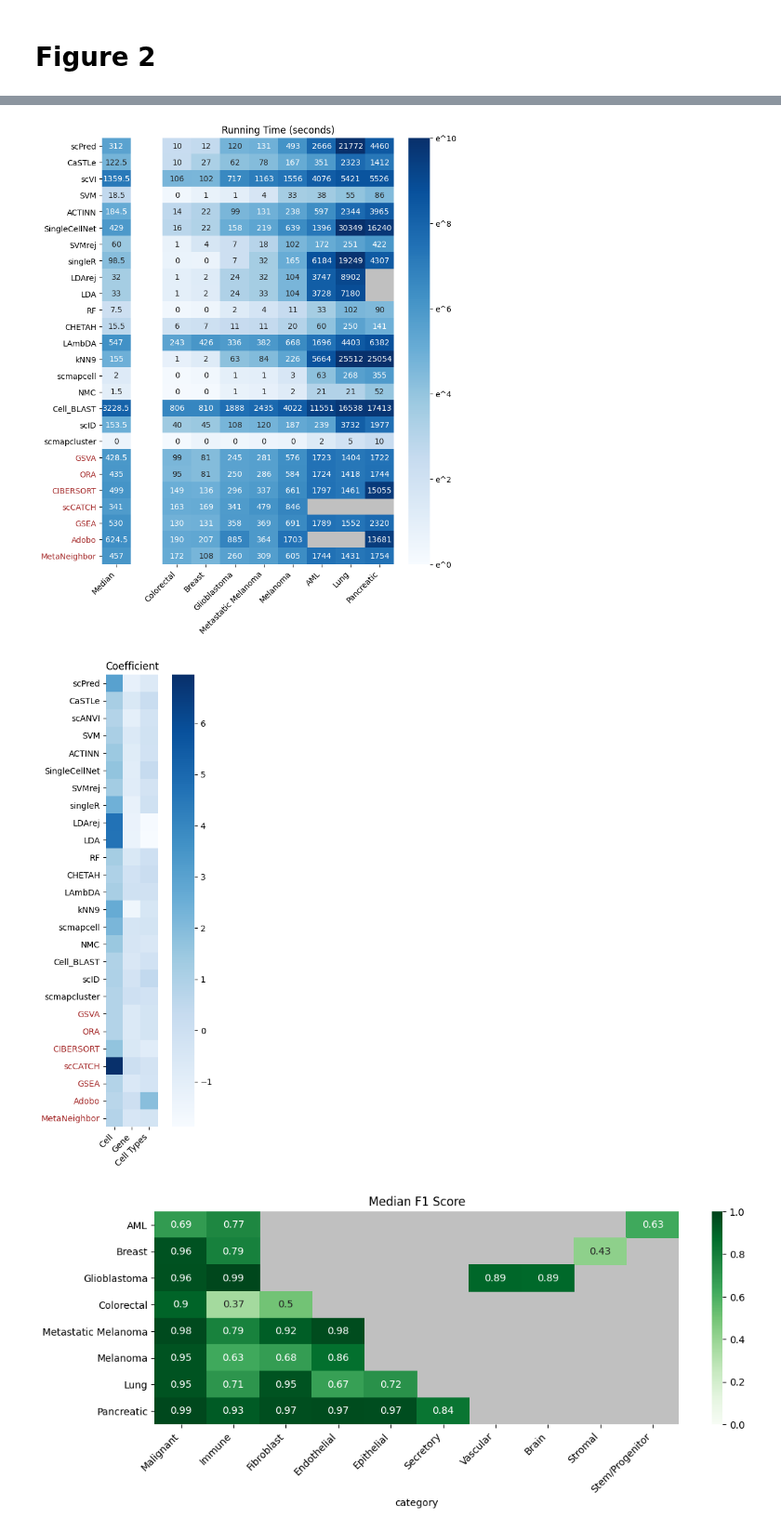
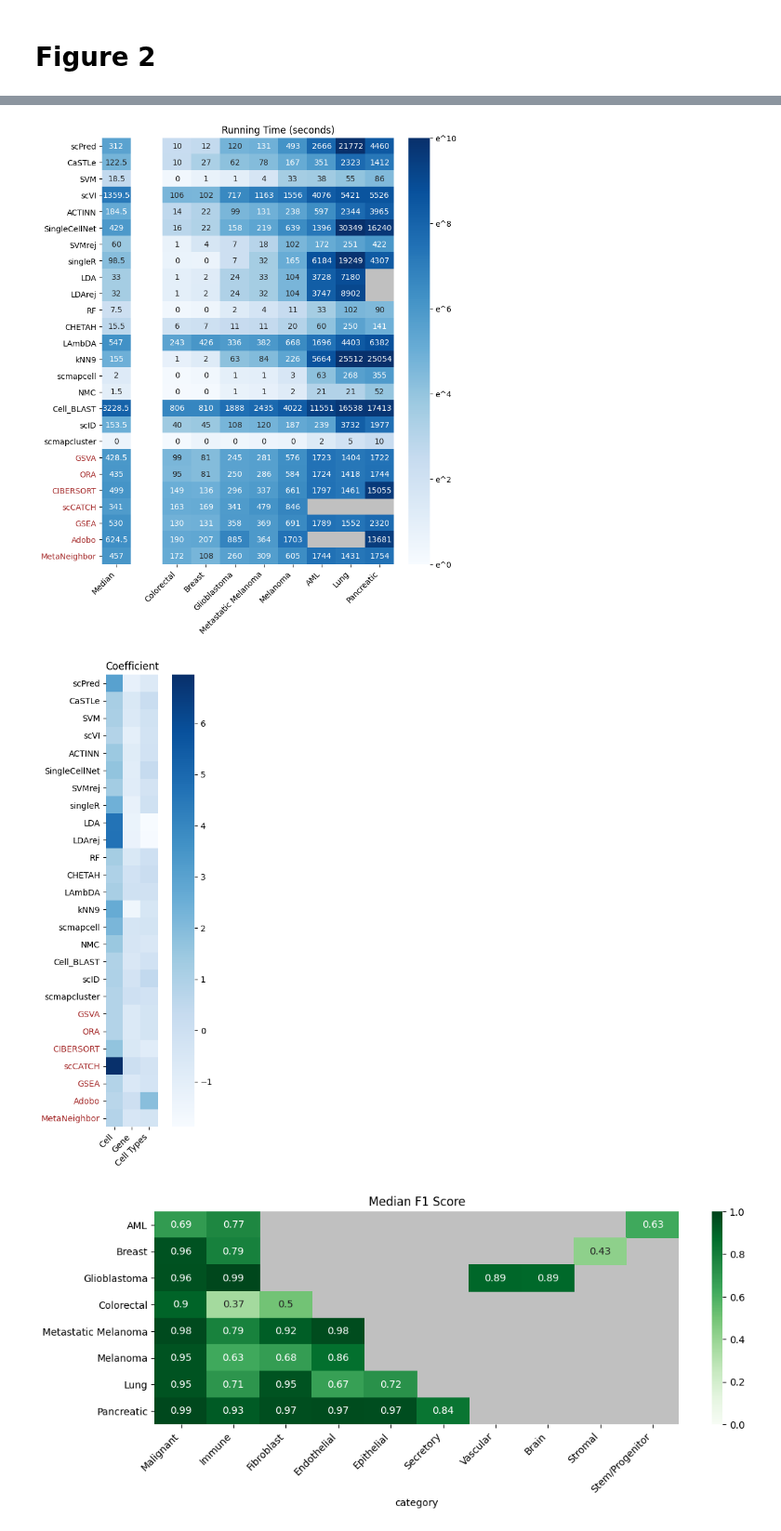
Before and after one commit to shooshtarilab/scRNAseq-Automated-Cell-Type-Labelling, a Jupyter notebook: main_figures.ipynb, the cells around one changed output, grey strips where cells are left out. Shown at 93% size. Drawn from its saved outputs; the diff is of its cells as text; code cells hidden in the pictures.

Commit message:
update script to ensure figure 2 subfigs have same order

```diff
--- a/main_figures.ipynb
+++ b/main_figures.ipynb
@@ -110,6 +110,8 @@ def make_heatmap(infile, outfile, title, column, show_data=False):
             i.set_color('brown')
     plt.gca().set_title(title)
     plt.savefig(outfile, bbox_inches = 'tight', dpi=500)
+
+    return hmdf
 # %% [output]
 {'gsea': 'GSEA', 'gsva': 'GSVA', 'ora': 'ORA', 'metaneighbor': 'MetaNeighbor', 'adobo': 'Adobo', 'sccatch': 'scCATCH', 'cibersort': 'CIBERSORT', 'LAmbDA': 'LAmbDA', 'Cell_BLAST': 'Cell_BLAST', 'RF': ' ...
 # %% [markdown]
@@ -194,5 +196,5 @@ plt.savefig("plots/Figure_1/data_sizes.png", dpi=500,bbox_inches="tight")
 # %% [markdown]
 # Figure 2
 # %%
-make_heatmap('Rdata/F-Measure-Bootstrap-Ensemble.tsv', 'plots/Figure_2/fm_heatmap.png', 'Mean F1 Score', 'F.Mean')
+f1_hmdf = make_heatmap('Rdata/F-Measure-Bootstrap-Ensemble.tsv', 'plots/Figure_2/fm_heatmap.png', 'Mean F1 Score', 'F.Mean')
 # %% [output]
@@ -200,5 +202,6 @@ make_heatmap('Rdata/F-Measure-Bootstrap-Ensemble.tsv', 'plots/Figure_2/fm_heatma
 # %%
 hmdf = pd.read_csv('./times/df_for_heatmap.tsv',sep='\t', index_col=0)
+hmdf = hmdf.reindex(f1_hmdf.index)
 #these values are in log scale, and we'll use this for the colours
 #switch back to seconds to make the text for the cells.
 def get_seconds(x):
@@ -245,29 +248,30 @@ plt.savefig('./plots/Figure_2/time_heatmap.png', bbox_inches = 'tight', dpi=500)
 #TODO label the colourbar or change the ticklabels
 #TODO try this with mean instead of median for the bar, and use that for the red/yellow/blue
 # %% [output]
-[figure, old version]
+[figure, new version]
 # %%
 hmdf = pd.read_csv('./times/df_coef.tsv',sep='\t', index_col=0)
+hmdf = hmdf.reindex(f1_hmdf.index)
 colour = sns.color_palette("Blues",as_cmap=True)
 fig, ax1 = plt.subplots(1,1,dpi=100)
 
 # create heatmaps, rightplot is all the datasets, leftplot is the median bar
 rightplot = sns.heatmap(hmdf,
                         #vmin=0, vmax=10,
                         fmt="g",cmap=colour, ax=ax1, yticklabels=True,square=True)
 rightplot.set_facecolor('silver')
 rightplot.set_xticklabels(rightplot.get_xticklabels(),
                           rotation=45,
                           horizontalalignment='right')
 fig.set_figheight(10)
 #fig.set_figwidth(4)
 for i in rightplot.get_yticklabels():
     if i.get_text() in clustlist:
         i.set_color('brown')
 plt.gca().set_title('Coefficient')
 plt.savefig('./plots/Figure_2/time_coefs.png', bbox_inches = 'tight', dpi=500)
 # %% [output]
-[figure, old version]
+[figure, new version]
 # %%
 # Read in the performance measures
 bigdf = pd.read_csv("performance/seurat/bigdf.tsv", sep='\t')
```
Also changed, not shown: parts of 1 cell of this notebook, 9 other files.
